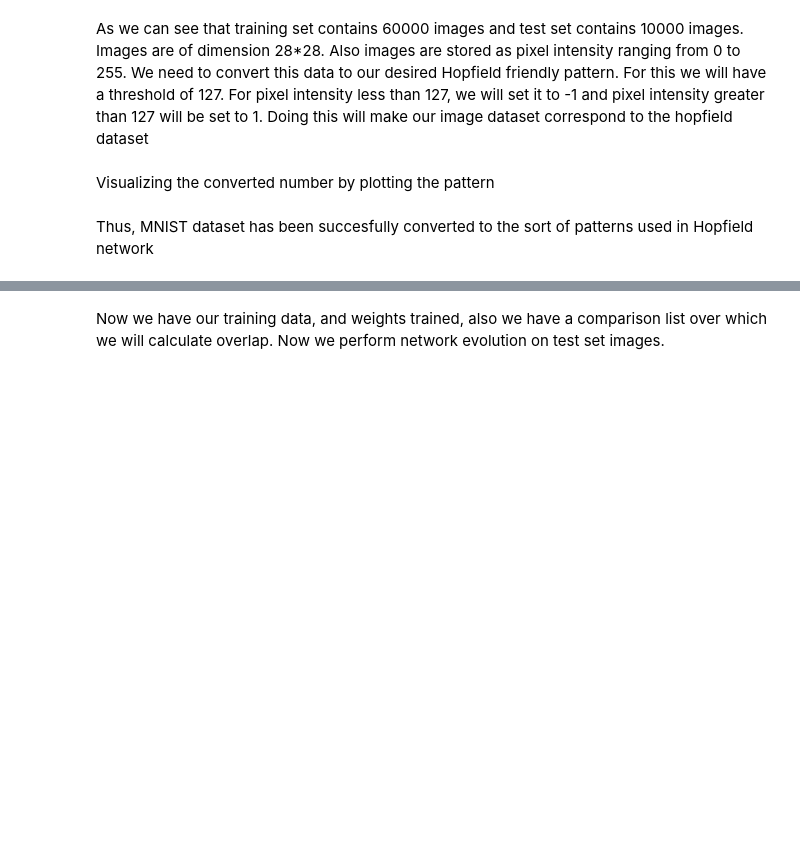
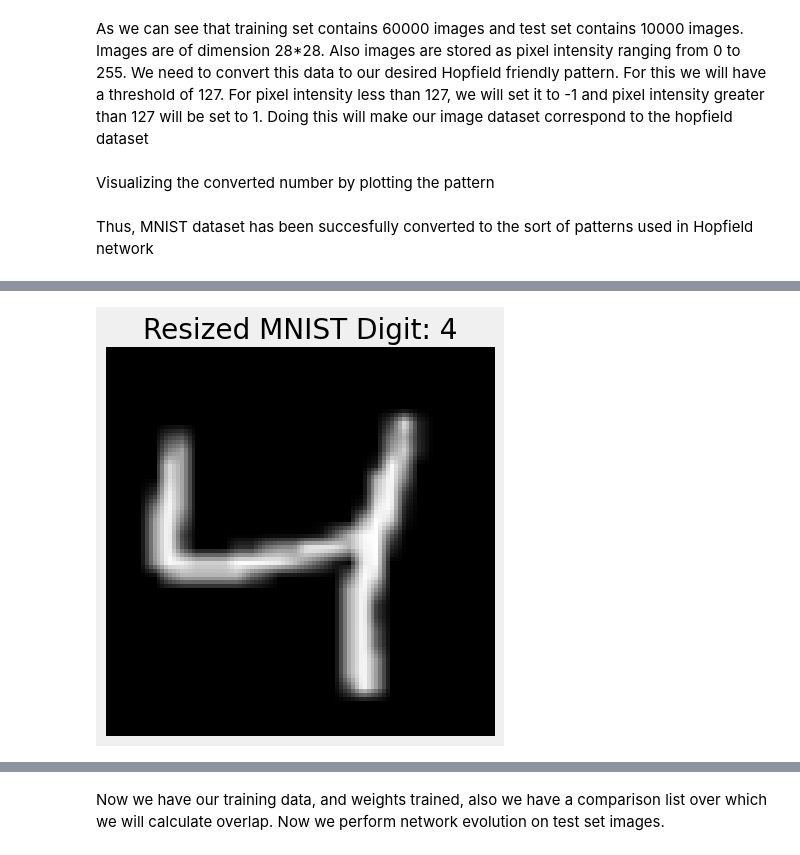
Before and after one commit to jiyanshud22/CS786-A1, a Jupyter notebook: CS786A1.ipynb, the cells around one changed output, grey strips where cells are left out. Cells and saved outputs as stored; diff of their text form; code cells hidden in the pictures; blank space fills up the shorter version.

```diff
--- a/CS786A1.ipynb
+++ b/CS786A1.ipynb
@@ -477,3 +525,12 @@ Image.fromarray(training_images[2]).resize((100, 100)).show()
+# %%
+# Resizing the image before displaying
+resized_image = tf.image.resize(training_images[2][..., tf.newaxis], [100, 100]).numpy().squeeze()
+plt.imshow(resized_image, cmap='gray')
+plt.title(f"Resized MNIST Digit: {training_labels[2]}")
+plt.axis('off')
+plt.show()
+# %% [output]
+[figure, added]
 # %%
 # Q3 Part 2: Perform Thresholding on MNIST Data
 
```
Also changed, not shown: parts of 29 cells of this notebook.
